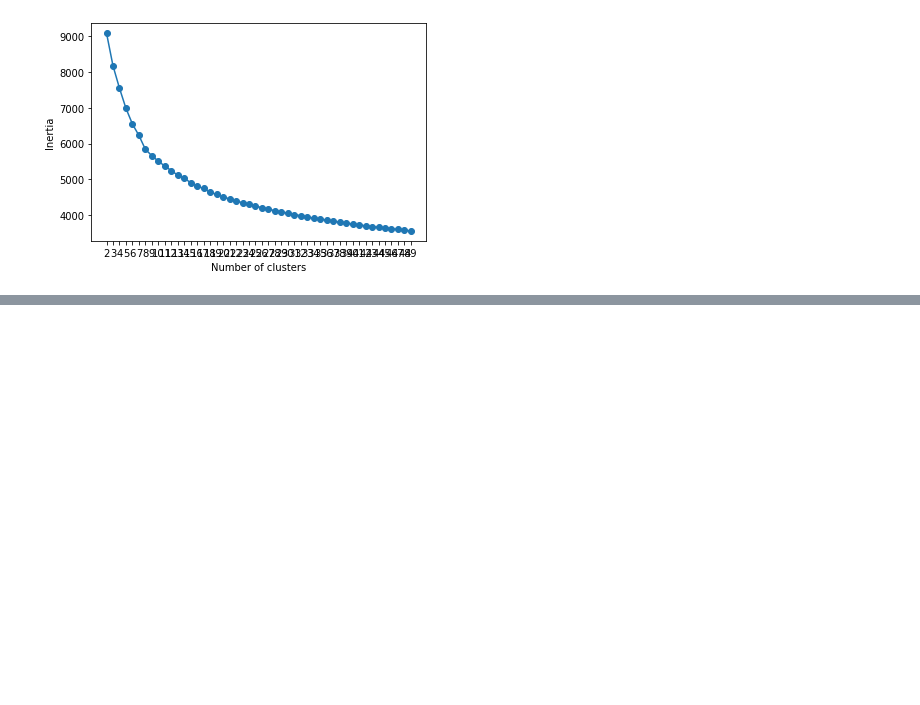
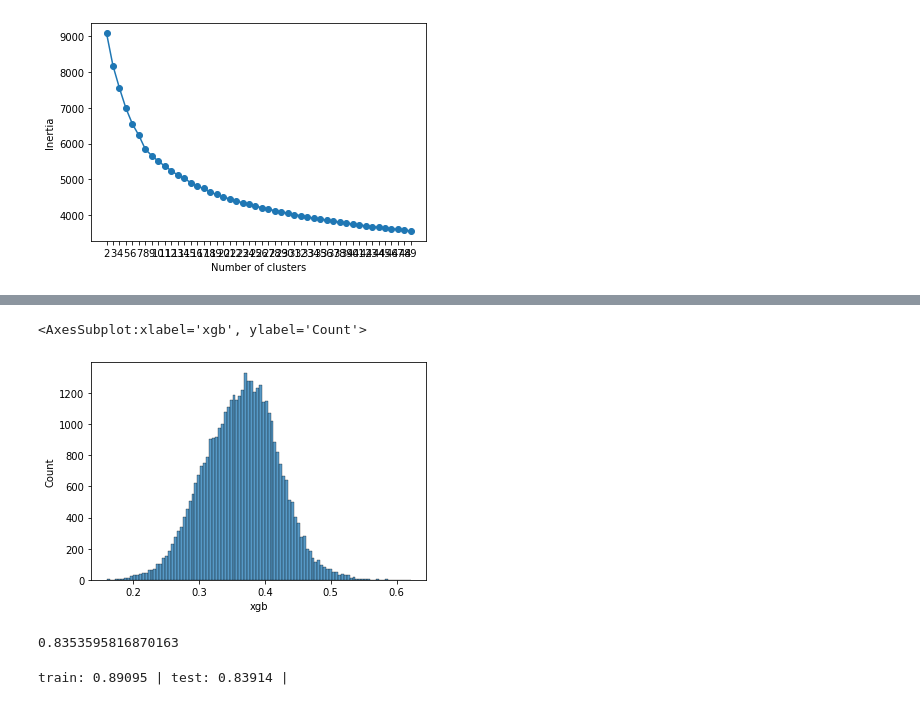
Before and after one commit to bengchew-lab/song-prediction, a Jupyter notebook: notebooks/beng/song_analysis_prediction_beng_v2.ipynb, the cells around one changed output, grey strips where cells are left out. Saved outputs shown, nothing was run; the diff lists cells and outputs as text; code cells hidden in the pictures; blank space fills up the shorter version.

```diff
--- a/notebooks/beng/song_analysis_prediction_beng_v2.ipynb
+++ b/notebooks/beng/song_analysis_prediction_beng_v2.ipynb
@@ -295,0 +687,5 @@ X
+# %%
+
+xgb_m_stack = XGBClassifier(**xgb_params, random_state=123 , eval_metric='aucpr')
+xgb_m_stack.fit(X_5step_feature_sel_v1.to_numpy(), y)
+xgb_out = xgb_m_stack.predict_proba(X_5step_feature_sel_v1.to_numpy())[:,1]
@@ -295,0 +703,4 @@ X
+# %%
+lgbm_m_stack = LGBMClassifier(**lgbm_params, random_state=123 )
+lgbm_m_stack.fit(X_5step_feature_sel_v1.to_numpy(), y)
+lgbm_out = lgbm_m_stack.predict_proba(X_5step_feature_sel_v1.to_numpy())[:,1]
@@ -295,0 +713,47 @@ X
+# %%
+rf_params = {
+    'n_estimators': 769,
+    'max_depth': 12,
+    'min_samples_split': 130,
+    'min_samples_leaf': 32,
+    'max_features': 'auto',
+    'bootstrap': True
+}
+
+rf_m_stack = RandomForestClassifier(**rf_params, random_state=123 )
+rf_m_stack.fit(X_5step_feature_sel_v1.to_numpy(), y)
+rf_out = rf_m_stack.predict_proba(X_5step_feature_sel_v1.to_numpy())[:,1]
+# %%
+X_5step_blend = X_5step_feature_sel_v1.copy()
+X_5step_blend['xgb'] = xgb_out
+X_5step_blend['lgbm'] = lgbm_out
+X_5step_blend['rf'] = rf_out
+# %%
+# X_5step_blend.xgb.hist()
+sns.histplot(X_5step_blend.xgb)
+# %% [output]
+<AxesSubplot:xlabel='xgb', ylabel='Count'>
+[figure, added]
+# %%
+rf_blend = RandomForestClassifier(**rf_params, random_state=123)
+scores = cross_val_score(
+    rf_blend, X_5step_blend.to_numpy(), y, cv=kfolds,
+    scoring="roc_auc"
+)
+
+scores.mean()
+# %% [output]
+0.8353595816870163
+# %%
+x_train, x_valid, y_train, y_valid = train_test_split(X_5step_blend,y, test_size = 0.25, random_state = 123, stratify=y)
+rf_blend = RandomForestClassifier(**rf_params, random_state=123)
+rf_blend.fit(x_train, y_train)
+
+preds_train = rf_blend.predict_proba(x_train)[:,1]
+preds_valid = rf_blend.predict_proba(x_valid)[:,1]
+auc_train = roc_auc_score(y_train, preds_train)
+auc_valid = roc_auc_score(y_valid, preds_valid)
+
+print(f"train: {auc_train:.5f} | valid: {auc_valid:.5f} |")
+# %% [output]
+train: 0.89095 | test: 0.83914 |
```
Also changed, not shown: parts of 31 cells of this notebook, 3 other files.
